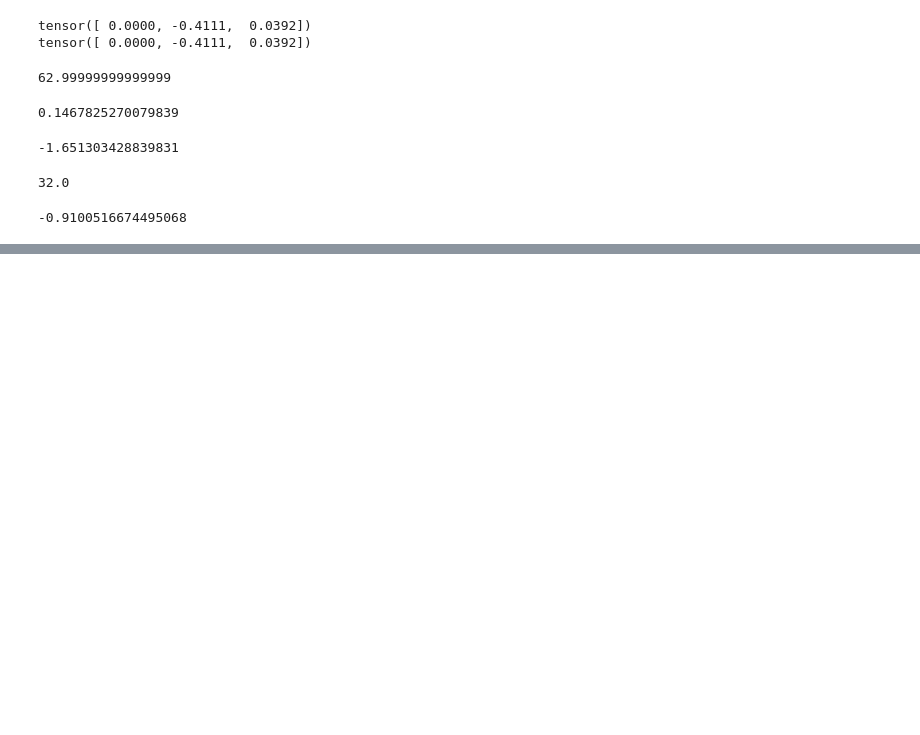
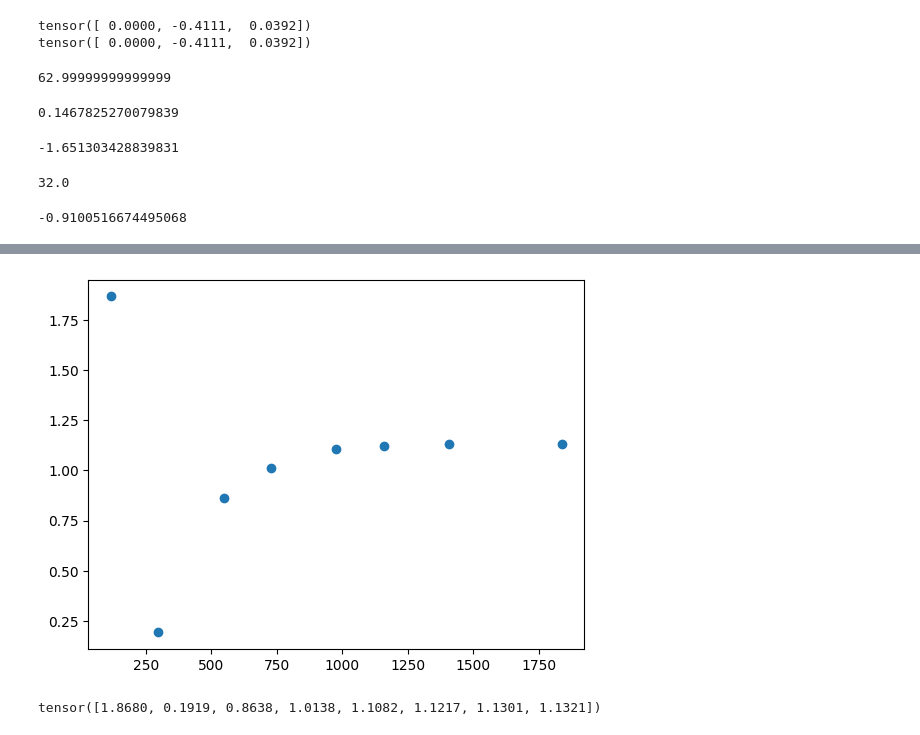
Before and after one commit to PepperXZC/MRI-Simulation-Python, a Jupyter notebook: test_regression.ipynb, the cells around one changed output, grey strips where cells are left out. Saved outputs shown, nothing was run; the diff lists cells and outputs as text; code cells hidden in the pictures; blank space fills up the shorter version.

```diff
--- a/test_regression.ipynb
+++ b/test_regression.ipynb
@@ -169,0 +222,11 @@ tensor([ 0.0000, -0.4111,  0.0392])
+# %%
+# index = [0,5,1,6,2,7,3,4]
+# data_list
+import matplotlib.pyplot as plt
+plt.scatter(x, data_list[:, 0, 0])
+plt.show()
+print(data_list[:, 0, 0])
+# TODO: 可能需要让所有值 - 1， 但是理论依据是什么？
+# %% [output]
+[figure, added]
+tensor([1.8680, 0.1919, 0.8638, 1.0138, 1.1082, 1.1217, 1.1301, 1.1321])
```
Also changed, not shown: parts of 3 cells of this notebook, 10 other files.
